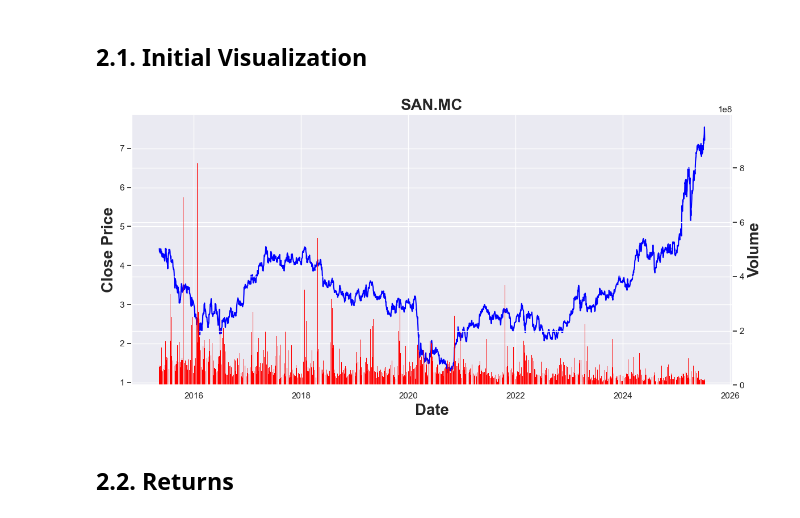
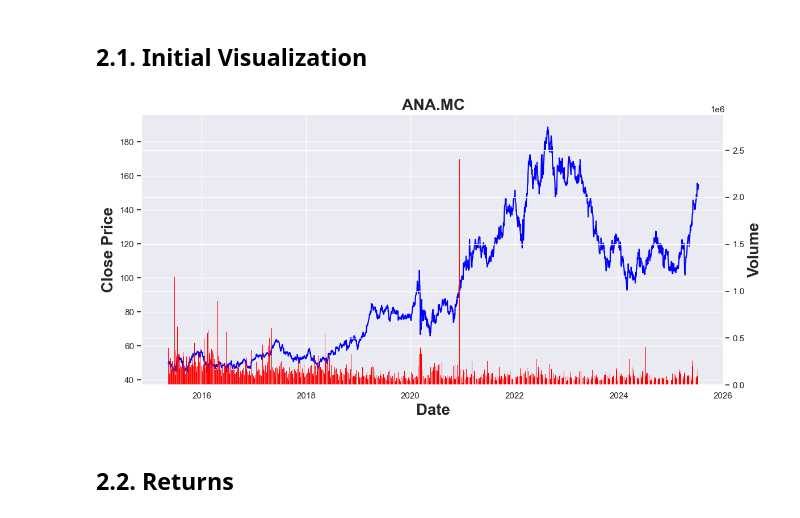
Before and after one commit to JuanCastillo29/Portfolio-Optimization-of-IBEX-35-Assets-Using-Laplace-Fitted-Returns, a Jupyter notebook: Notebooks/Data_exploration_&_volatility.ipynb, the cells around one changed output. Drawn from its saved outputs; the diff is of its cells as text; code cells hidden in the pictures.

```diff
--- a/Notebooks/Data_exploration_&_volatility.ipynb
+++ b/Notebooks/Data_exploration_&_volatility.ipynb
@@ -27,33 +31,33 @@ data.head()
 # %%
 def Visual(data,  asset_name):
     sns.set(style="darkgrid")
 
     fig, ax1 = plt.subplots(figsize=(12, 6))
 
     # Price
     sns.lineplot(data=data, x=data.index,y=f"Close_{asset_name}", ax=ax1, color='blue')
     ax1.set_xlabel("Date", fontsize=20, fontweight='bold')
     ax1.set_ylabel("Close Price", fontsize=20, fontweight='bold')
     ax1.tick_params(axis='y')
 
     # Volume
     volume_col = f"Volume_{asset_name}"
     if volume_col in data.columns:
         ax2 = ax1.twinx()
         ax2.bar( data.index, data[volume_col], color='red', edgecolor='black', linewidth=0, width=1   )
 
         ax2.set_ylabel("Volume", fontsize=20, fontweight='bold')
         ax2.tick_params(axis='y')
 
 
     plt.title(asset_name, fontsize=20, fontweight='bold')
     plt.tight_layout()
 
     plt.show()
 
-Visual(data,  "SAN.MC")
+Visual(data,  "ANA.MC")
 # %% [output]
-[figure, old version]
+[figure, new version]
 # %% [markdown]
 ## 2.2. Returns
 # %%
```
Also changed, not shown: parts of 13 cells of this notebook.
